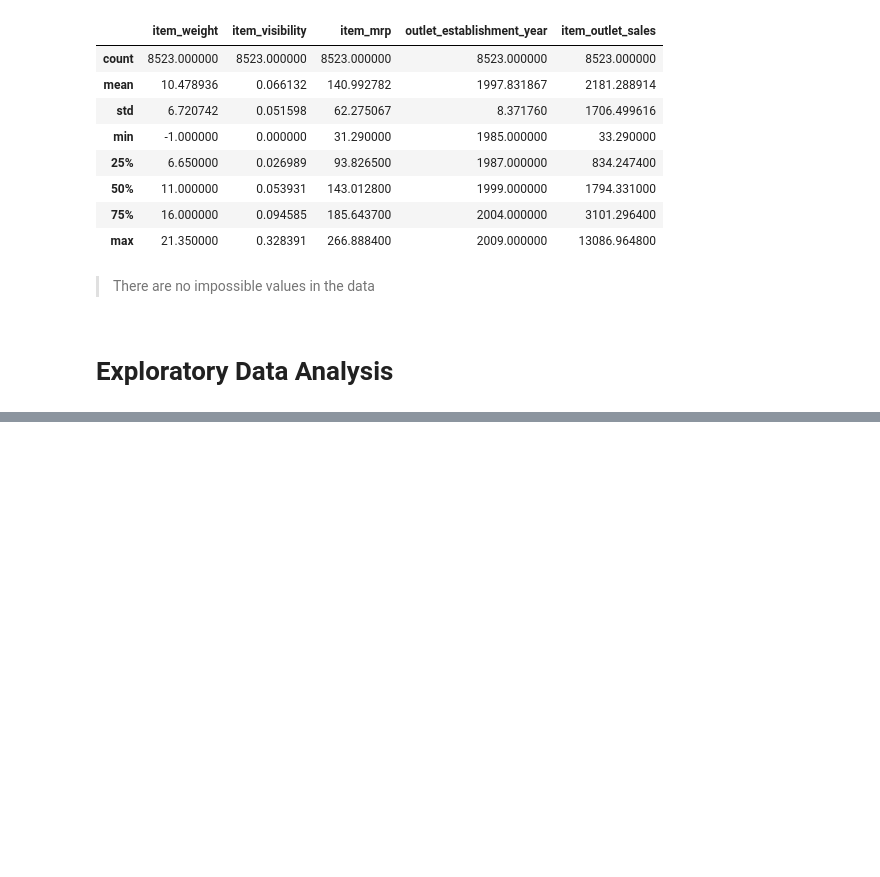
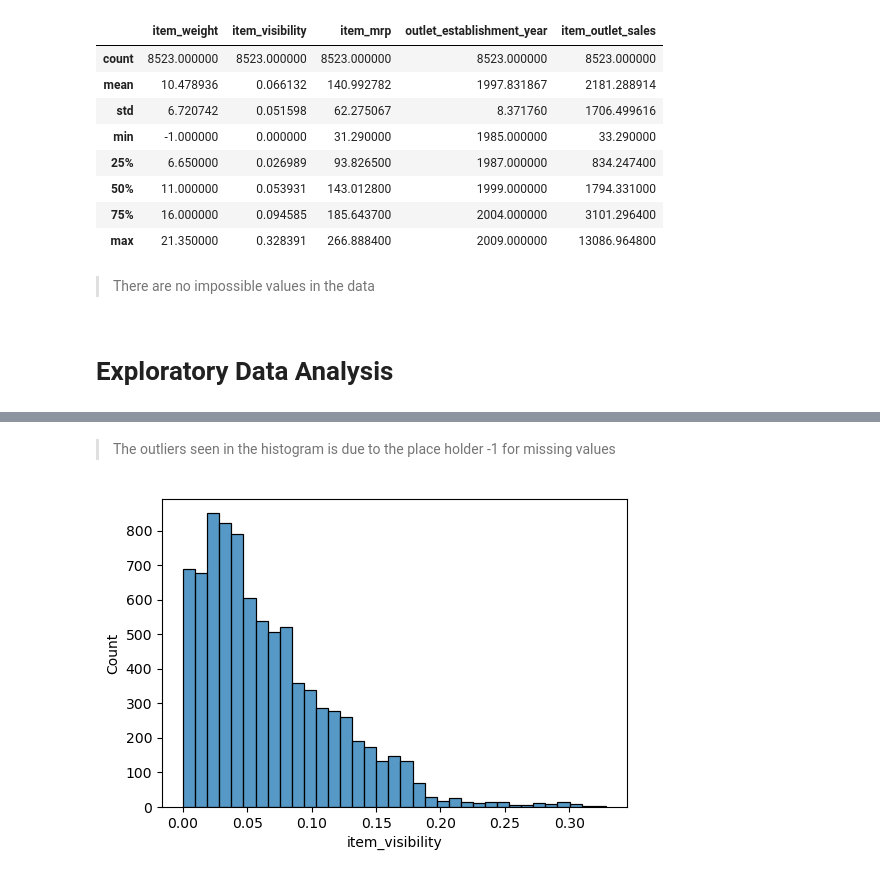
Before and after one commit to kevinbrnett/Project-1, a Jupyter notebook: Supermarket Sales Predictions.ipynb, the cells around one changed output, grey strips where cells are left out. Saved outputs shown, nothing was run; the diff lists cells and outputs as text; code cells hidden in the pictures; blank space fills up the shorter version.

```diff
--- a/Supermarket Sales Predictions.ipynb
+++ b/Supermarket Sales Predictions.ipynb
@@ -233,0 +248,8 @@ df.describe()
+# %% [markdown]
+> The outliers seen in the histogram is due to the place holder -1 for missing values
+# %%
+# Item visibility histogram
+fig, ax = plt.subplots(figsize=(6,4))
+sns.histplot(df['item_visibility'], bins=35);
+# %% [output]
+[figure, added]
```
Also changed, not shown: parts of 6 cells of this notebook.
